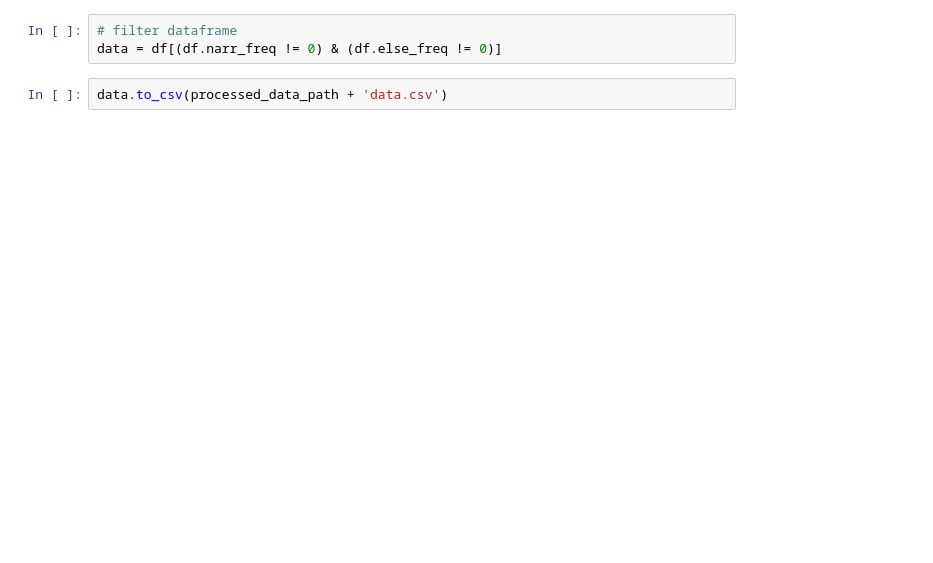
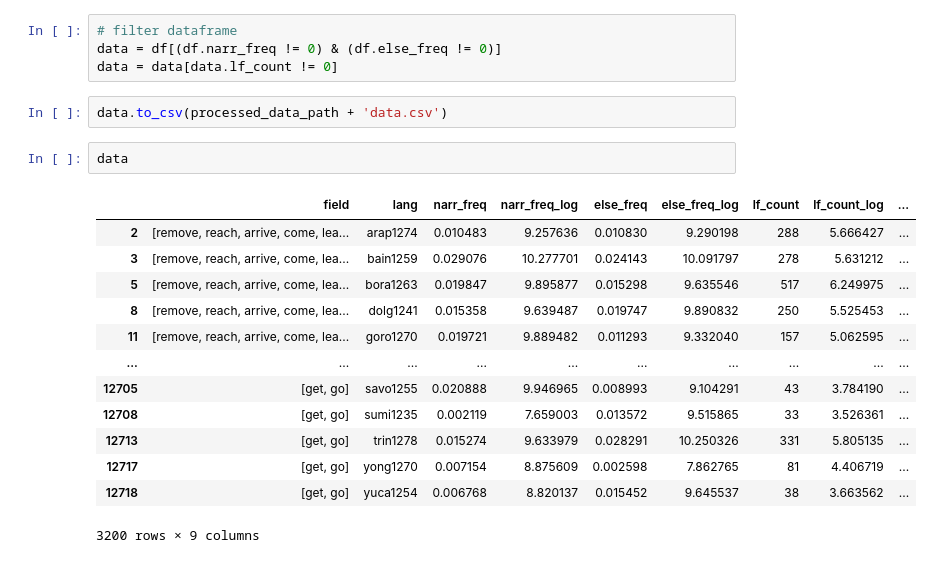
Before and after one commit to jtorgue/narrniche, a Jupyter notebook: notebooks/03_data_production.ipynb, the cells around one changed output. Cells and saved outputs as stored; diff of their text form; blank space fills up the shorter version.

```diff
--- a/notebooks/03_data_production.ipynb
+++ b/notebooks/03_data_production.ipynb
@@ -158,5 +144,22 @@ df = populate_data(fields, corpus_narr, corpus_else)
 # %%
 # filter dataframe
 data = df[(df.narr_freq != 0) & (df.else_freq != 0)]
+data = data[data.lf_count != 0]
 # %%
 data.to_csv(processed_data_path + 'data.csv')
+# %%
+data
+# %% [output]
+|  | field | lang | narr_freq | narr_freq_log | else_freq | else_freq_log | lf_count | lf_count_log | ... |
+| 2 | [remove, reach, arrive, come, lea... | arap1274 | 0.010483 | 9.257636 | 0.010830 | 9.290198 | 288 | 5.666427 | ... |
+| 3 | [remove, reach, arrive, come, lea... | bain1259 | 0.029076 | 10.277701 | 0.024143 | 10.091797 | 278 | 5.631212 | ... |
+| 5 | [remove, reach, arrive, come, lea... | bora1263 | 0.019847 | 9.895877 | 0.015298 | 9.635546 | 517 | 6.249975 | ... |
+| 8 | [remove, reach, arrive, come, lea... | dolg1241 | 0.015358 | 9.639487 | 0.019747 | 9.890832 | 250 | 5.525453 | ... |
+| 11 | [remove, reach, arrive, come, lea... | goro1270 | 0.019721 | 9.889482 | 0.011293 | 9.332040 | 157 | 5.062595 | ... |
+| ... | ... | ... | ... | ... | ... | ... | ... | ... | ... |
+| 12705 | [get, go] | savo1255 | 0.020888 | 9.946965 | 0.008993 | 9.104291 | 43 | 3.784190 | ... |
+| 12708 | [get, go] | sumi1235 | 0.002119 | 7.659003 | 0.013572 | 9.515865 | 33 | 3.526361 | ... |
+| 12713 | [get, go] | trin1278 | 0.015274 | 9.633979 | 0.028291 | 10.250326 | 331 | 5.805135 | ... |
+| 12717 | [get, go] | yong1270 | 0.007154 | 8.875609 | 0.002598 | 7.862765 | 81 | 4.406719 | ... |
+| 12718 | [get, go] | yuca1254 | 0.006768 | 8.820137 | 0.015452 | 9.645537 | 38 | 3.663562 | ... |
+3200 rows × 9 columns
```
Also changed, not shown: parts of 4 cells of this notebook, 24 other files.
